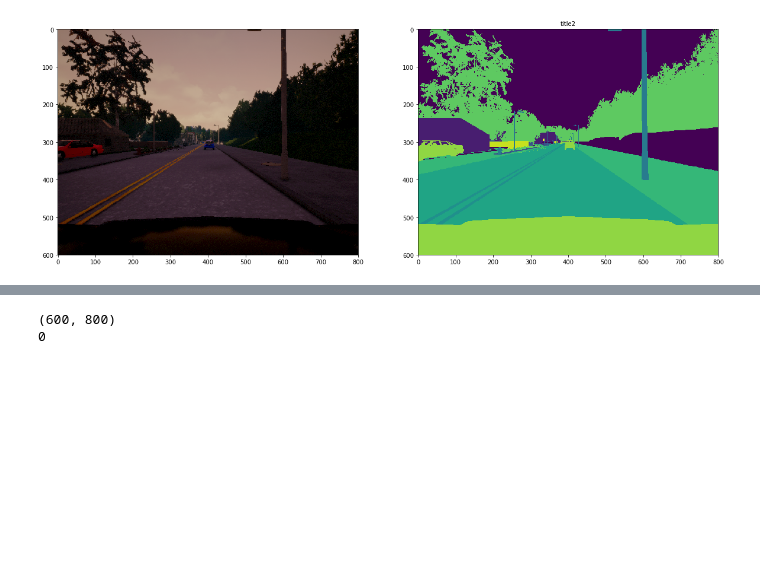
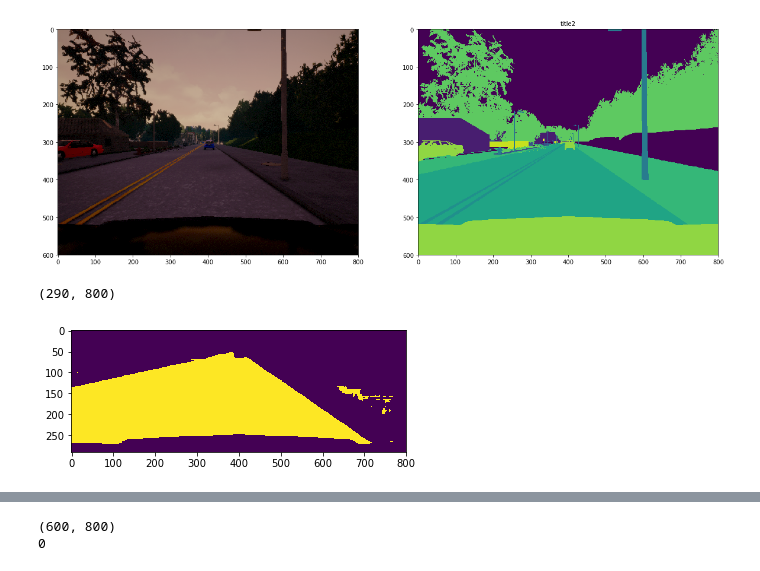
Before and after one commit to hc167/Lyft-Challenge, a Jupyter notebook: Lyft_segnet_test.ipynb, the cells around one changed output, grey strips where cells are left out. Drawn from its saved outputs; the diff is of its cells as text; code cells hidden in the pictures; blank space fills up the shorter version.

```diff
--- a/Lyft_segnet_test.ipynb
+++ b/Lyft_segnet_test.ipynb
@@ -142,3 +142,10 @@ def getcars(predict):
 
 road = getroad(prediction)
 cars = getcars(prediction)
+# %%
+road2 = road[250:540,:]
+plt.imshow(road2)
+print(road2.shape)
+# %% [output]
+(290, 800)
+[figure, added]
```
Also changed, not shown: parts of 2 cells of this notebook, 1 other file.
